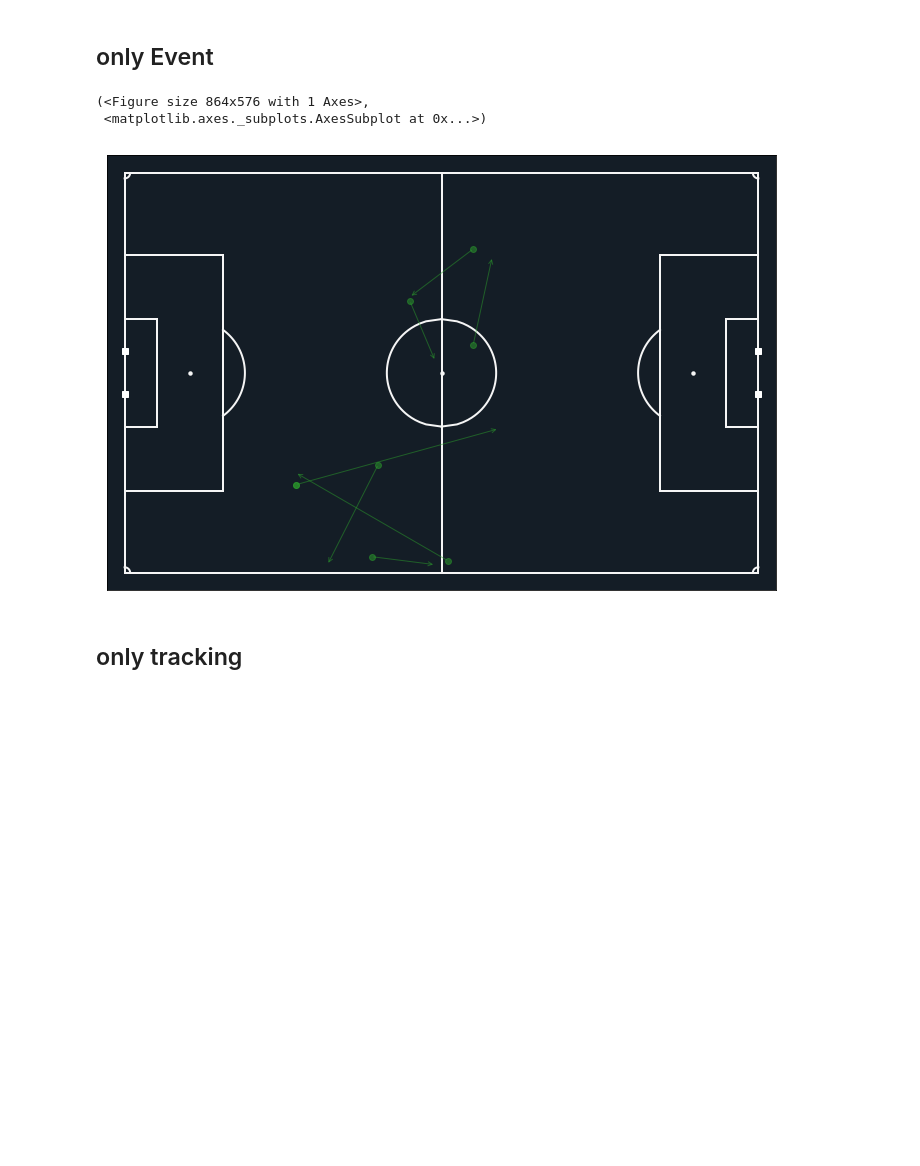
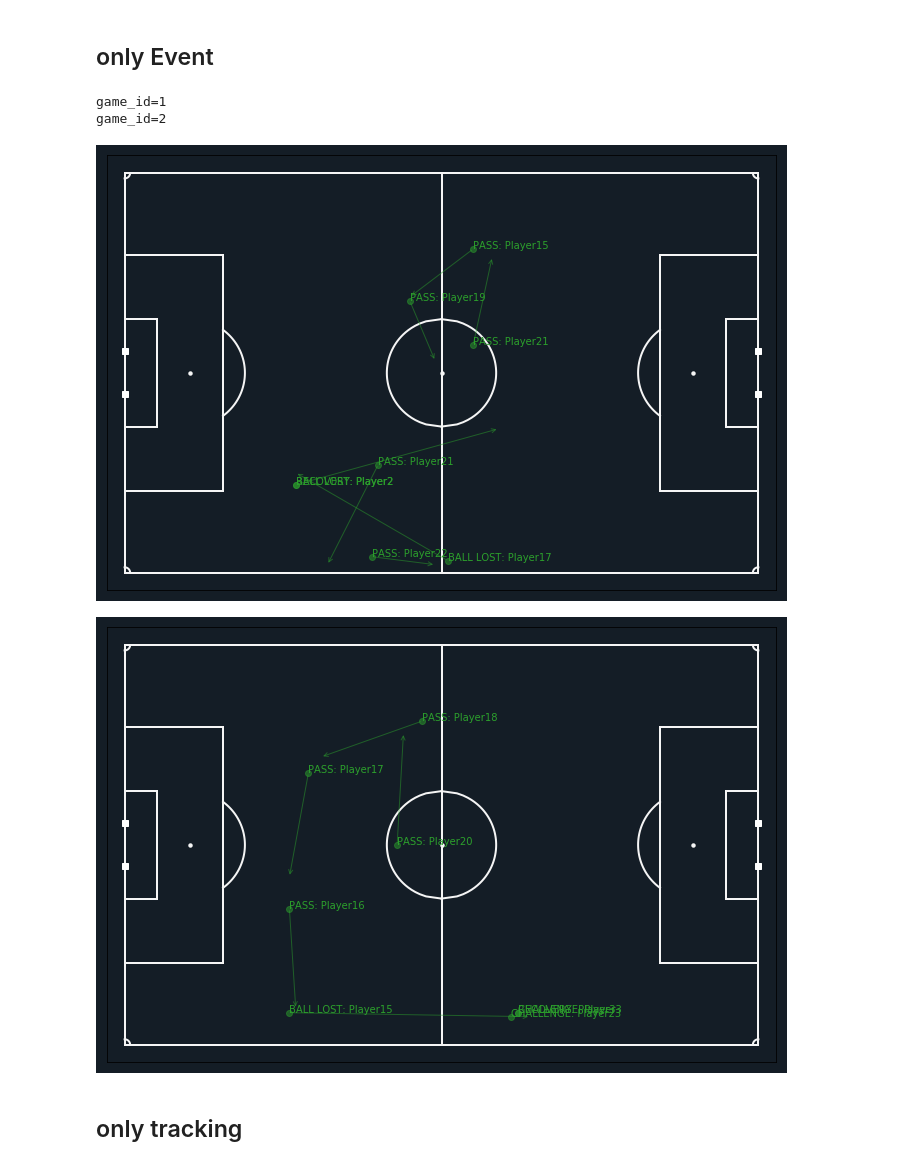
Before and after one commit to saeeeeru/LaurieOnTracking, a Jupyter notebook: notebooks/1-EDA.ipynb, the cells around one changed output. Saved outputs shown, nothing was run; the diff lists cells and outputs as text; code cells hidden in the pictures; blank space fills up the shorter version.

```diff
--- a/notebooks/1-EDA.ipynb
+++ b/notebooks/1-EDA.ipynb
@@ -27,5 +27,3 @@ base_dir = os.path.join('..')
 data_dir = os.path.join(base_dir,'..','sample-data','data')
 # %% [markdown]
 # Data Read, Preprocess
-# %%
-home_df, away_df, events_df = read_match_data(data_dir, 1)
@@ -67,0 +30,6 @@ away_df.head()
+# %%
+dataset_dict = {}
+for game_id in range(1,3):
+    home_df, away_df, events_df = read_match_data(data_dir, game_id)
+    home_df, away_df, events_df = to_metric_coordinates(home_df), to_metric_coordinates(away_df), to_metric_coordinates(events_df)
+    dataset_dict[f'game_id={game_id}'] = to_single_playing_direction(home_df, away_df, events_df)
@@ -67,0 +41,5 @@ away_df.head()
+# %%
+for k, df_list in dataset_dict.items():
+    print(k)
+    for df in df_list:
+        display(df.head())
@@ -72,11 +97,15 @@ cmap = plt.get_cmap('tab10')
 # %% [markdown]
 ## only Event
 # %%
-plot_events(events_df.iloc[2:10], plot_pitch(field_color='twitter_dark_mode'), color=cmap(2))
+for k, df_list in dataset_dict.items():
+    events_df = df_list[-1]
+    print(k)
+    plot_events(events_df.iloc[2:10], plot_pitch(field_color='twitter_dark_mode'), color=cmap(2), annotate=True)
 # %% [output]
-(<Figure size 864x576 with 1 Axes>,
- <matplotlib.axes._subplots.AxesSubplot at 0x...>)
+game_id=1
+game_id=2
-[figure, old version]
+[figure, new version]
+[figure, added]
 # %% [markdown]
 ## only tracking
 # %%
```
Also changed, not shown: parts of 8 cells of this notebook, 6 other files.
